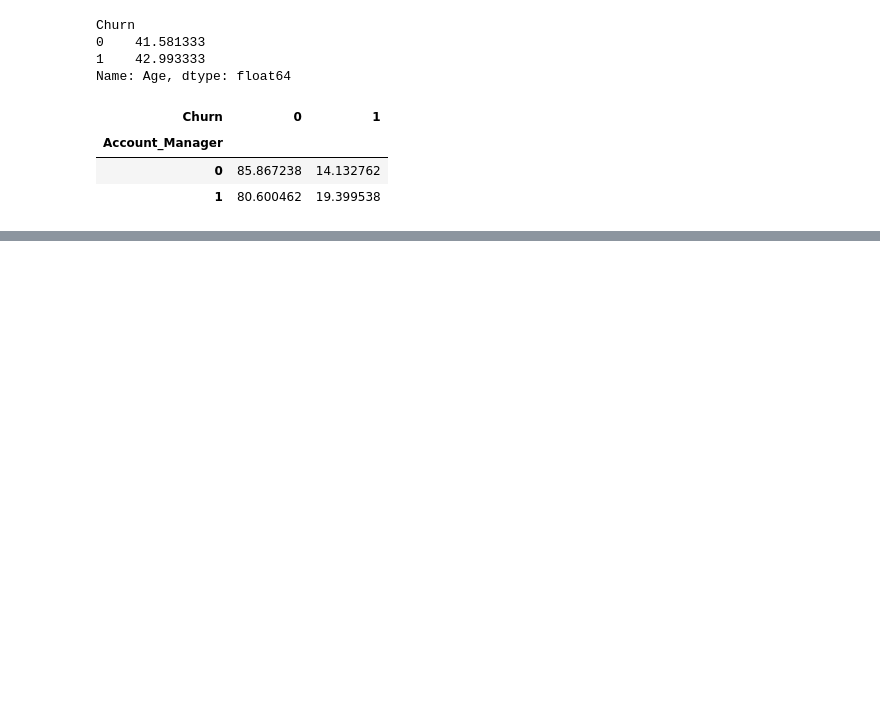
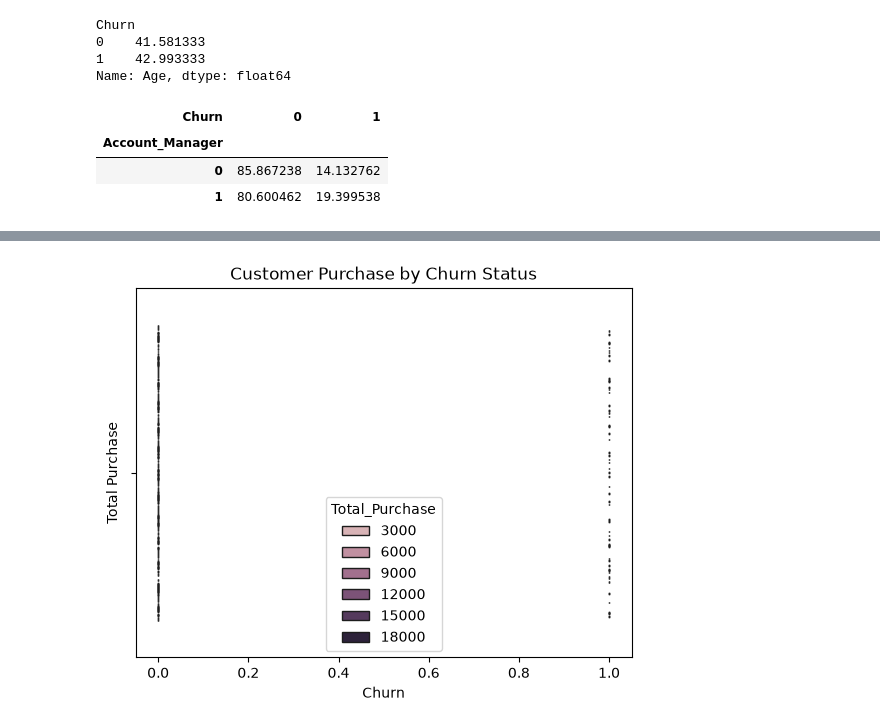
Before and after one commit to kanishkksinghh/Exploratory-Data-Anaylsis, a Jupyter notebook: notebooks/customer_churn.ipynb, the cells around one changed output, grey strips where cells are left out. Cells and saved outputs as stored; diff of their text form; code cells hidden in the pictures; blank space fills up the shorter version.

```diff
--- a/notebooks/customer_churn.ipynb
+++ b/notebooks/customer_churn.ipynb
@@ -189,0 +218,14 @@ pd.crosstab(
+# %%
+sns.boxplot(
+    data=df,
+    x="Churn",
+    hue="Total_Purchase"
+)
+
+plt.title("Customer Purchase by Churn Status")
+plt.xlabel("Churn")
+plt.ylabel("Total Purchase")
+
+plt.show()
+# %% [output]
+[figure, added]
```
Also changed, not shown: parts of 10 cells of this notebook.
